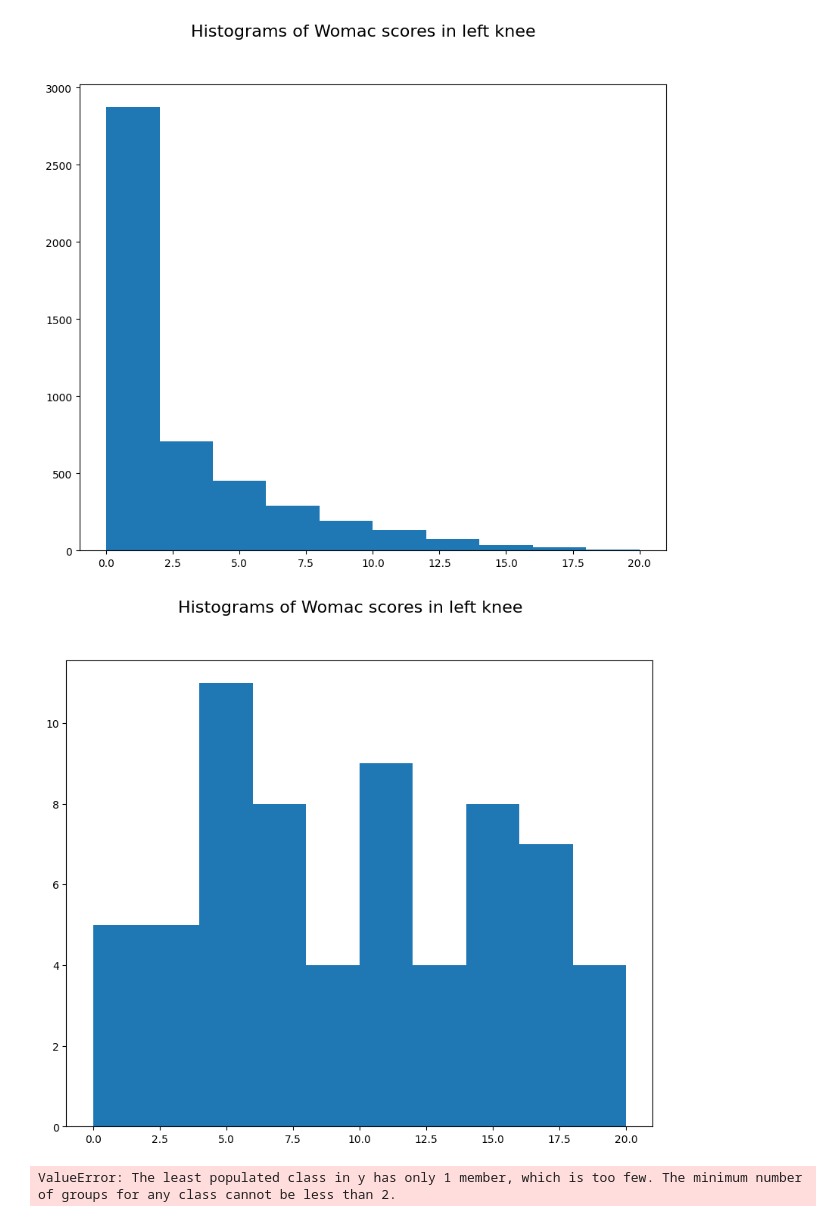
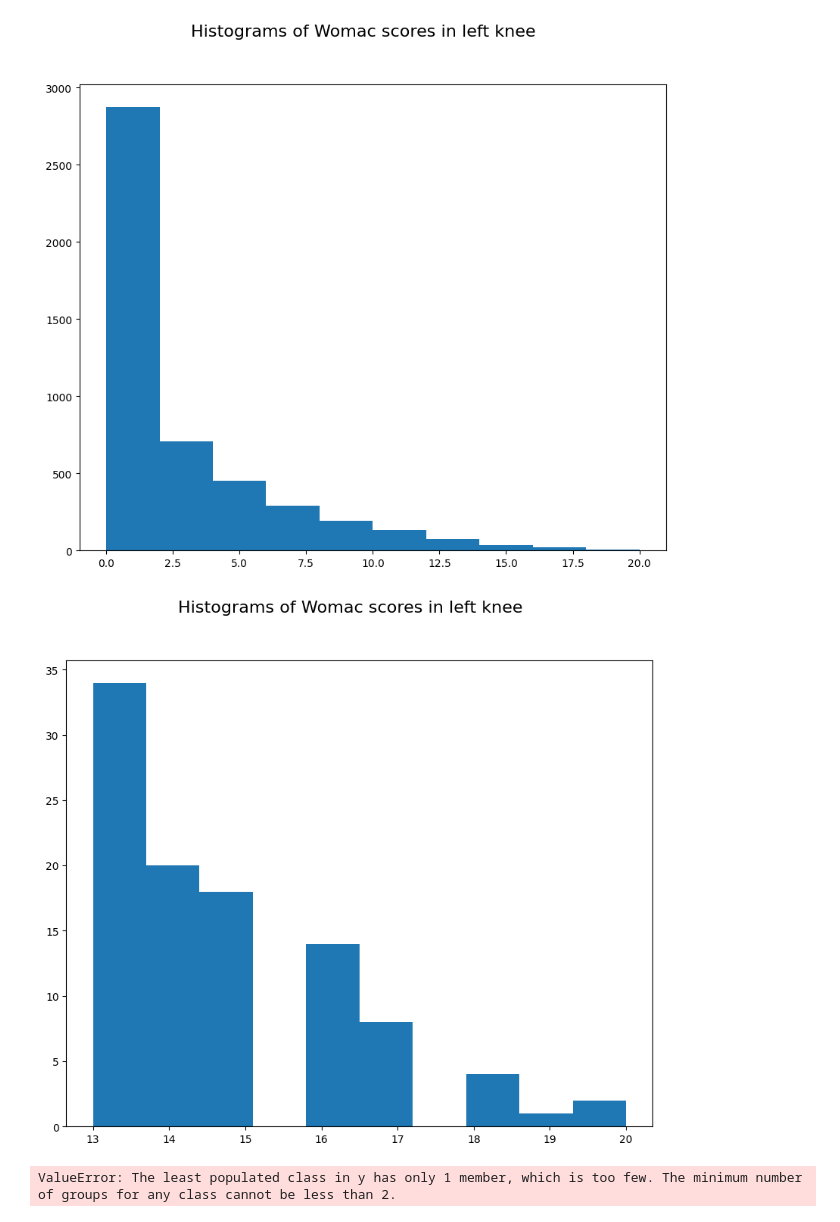
Before and after one commit to a-lundsgaard/XAI-in-Medical-Image-Analysis, a Jupyter notebook: notebooks/magnus_notebook.ipynb, the cells around one changed output. Saved outputs shown, nothing was run; the diff lists cells and outputs as text; code cells hidden in the pictures.

```diff
--- a/notebooks/magnus_notebook.ipynb
+++ b/notebooks/magnus_notebook.ipynb
@@ -18,6 +18,4 @@ meta_folder = 'OAIData21/'
 data_path = '../datasets/meta_data/' + meta_folder
 
 processor = PatientDataProcessor(base_path=data_path)
-processor.load_all_visits()
-data = processor.get_all_clinical_data()
-# processor.get_data()["V11WOMKPL"].unique()
+meta_data = processor.load_all_clinical_data(labels=["WOMKP"])
@@ -75,13 +34,13 @@ plt.show()
 # %% [output]
 [figure]
 # %%
-trunc_data = data[data['V00WOMKPR'] >= 13]
+trunc_data = meta_data[meta_data['V00WOMKPL'] >= 13]
 womac_left_knee = trunc_data['V00WOMKPL']
 womac_left_knee.hist(bins=10, figsize=(10, 8), grid=False)
 plt.suptitle('Histograms of Womac scores in left knee', fontsize=16)
 plt.show()
 # %% [output]
-[figure, old version]
+[figure, new version]
 # %%
 # def sample_uniformly(df, feature, n_samples):
 #     """
```
Also changed, not shown: parts of 6 cells of this notebook, 3 other files.
